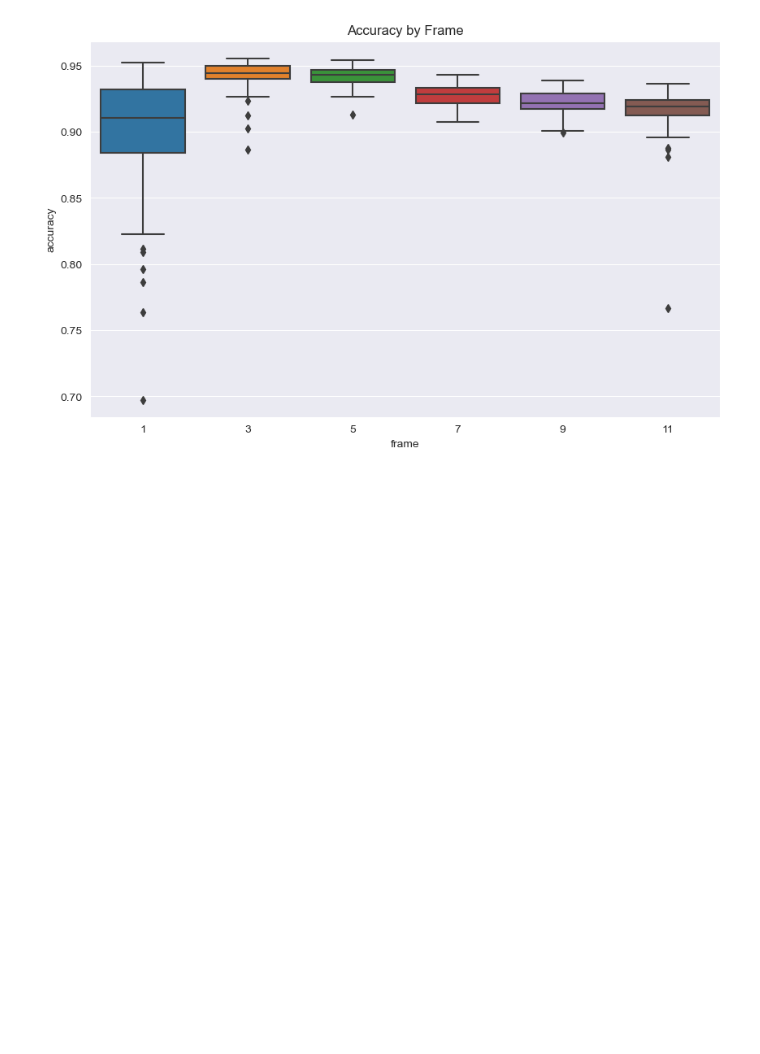
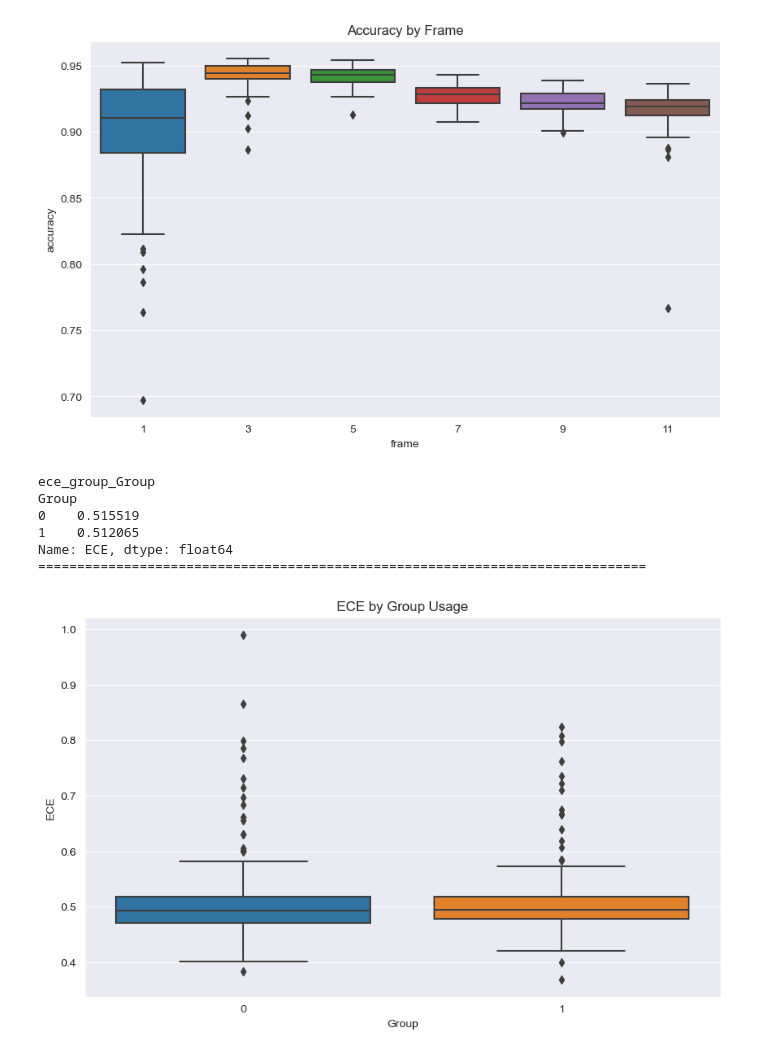
Before and after one commit to HMCHON/hfprND, a Jupyter notebook: Analysis.ipynb, the cells around one changed output. Saved outputs shown, nothing was run; the diff lists cells and outputs as text; code cells hidden in the pictures; blank space fills up the shorter version.

```diff
--- a/Analysis.ipynb
+++ b/Analysis.ipynb
@@ -170,3 +193,23 @@ frame
 Name: accuracy, dtype: float64
 ==============================================================================
 [figure]
+# %%
+# Group by group usage and calculate mean ECE
+ece_group_Group = df.groupby('Group')['ECE'].mean()
+print("ece_group_Group")
+print(ece_group_Group)
+print('==============================================================================')
+# Boxplot of accuracy by Group usage
+plt.figure(figsize=(10, 6))
+sns.boxplot(x='Group', y='ECE', data=df)
+plt.title('ECE by Group Usage')
+# plt.show()
+plt.savefig("ECE_By_Group_Usage.png")
+# %% [output]
+ece_group_Group
+Group
+0    0.515519
+1    0.512065
+Name: ECE, dtype: float64
+==============================================================================
+[figure, added]
```
Also changed, not shown: parts of 7 cells of this notebook, 11 other files.
